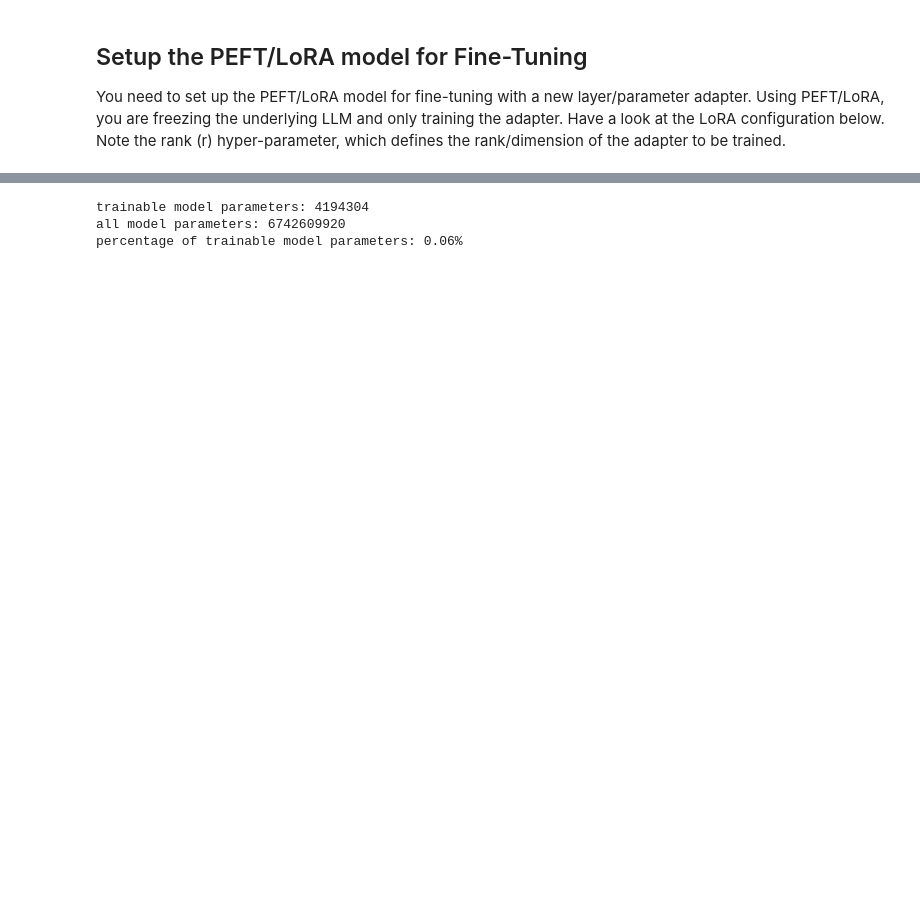
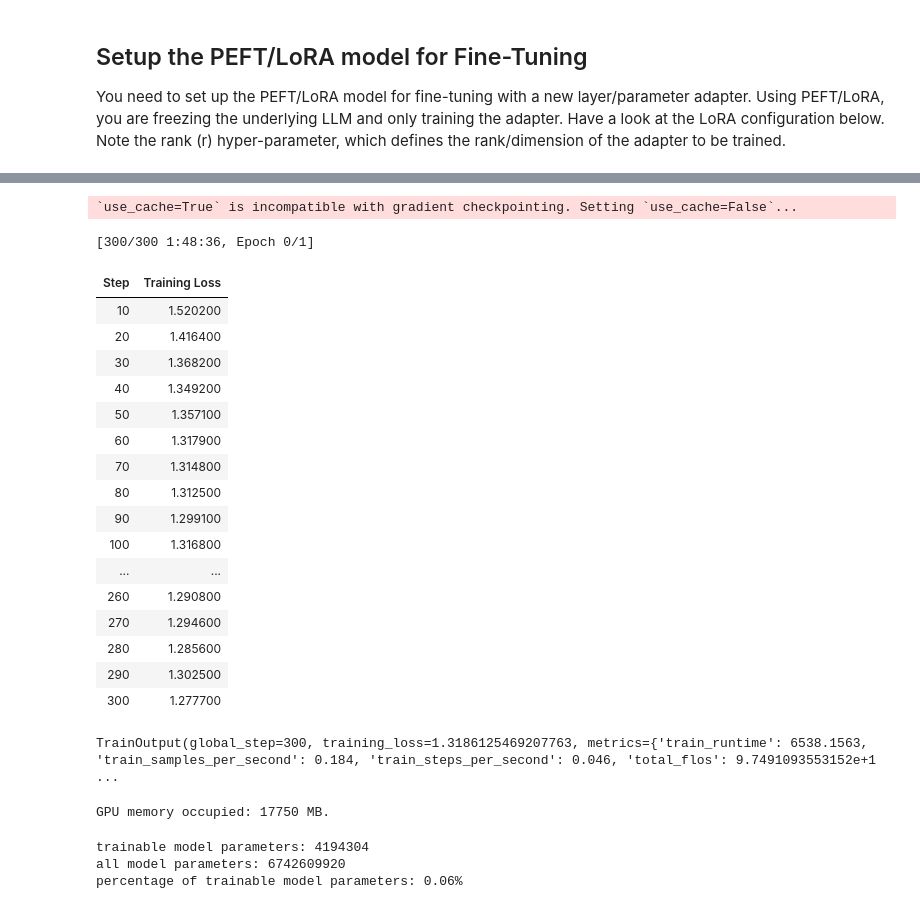
Before and after one commit to nyp-sit/iti107-old, a Jupyter notebook: session-x/finetune_causallm_v2.ipynb, the cells around one changed output, grey strips where cells are left out. Drawn from its saved outputs; the diff is of its cells as text; code cells hidden in the pictures; blank space fills up the shorter version.

```diff
--- a/session-x/finetune_causallm_v2.ipynb
+++ b/session-x/finetune_causallm_v2.ipynb
@@ -124,9 +63,8 @@ Load the pre-trained Llama 2 model and its tokenizer directly from HuggingFace.
 model_id="meta-llama/Llama-2-7b-hf"
 
 tokenizer = LlamaTokenizer.from_pretrained(model_id)
-model = LlamaForCausalLM.from_pretrained(model_id, load_in_8bit=True,
-                                        device_map='auto', torch_dtype=torch.float32)
-# tokenizer = AutoTokenizer.from_pretrained("huggingface-course/code-search-net-tokenizer")
+model = LlamaForCausalLM.from_pretrained(model_id, load_in_8bit=True, device_map='auto', torch_dtype=torch.float16)
+model =LlamaForCausalLM.from_pretrained(model_id, load_in_8bit=True, device_map='auto', torch_dtype=torch.float16)
 # %%
 model.config
 # %% [output]
@@ -368 +394,62 @@ You need to set up the PEFT/LoRA model for fine-tuning with a new layer/paramete
+# %%
+output_dir = "tmp/mkk_llama2-output"
+
+config = {
+    'lora_config': lora_config,
+    'learning_rate': 1e-4,
+    'num_train_epochs': 1,
+    'gradient_accumulation_steps': 2,
+    'per_device_train_batch_size': 2,
+    'gradient_checkpointing': False,
+}
+# %%
+# Define training args
+training_args = TrainingArguments(
+    output_dir=output_dir,
+    overwrite_output_dir=True,
+    bf16=False,  # Use BF16 if available
+    # logging strategies
+    logging_dir=f"{output_dir}/logs",
+    logging_strategy="steps",
+    logging_steps=10,
+    save_strategy="no",
+    optim="adamw_torch_fused",
+    max_steps=300,
+    **{k:v for k,v in config.items() if k != 'lora_config'}
+)
+
+    # Create Trainer instance
+trainer = Trainer(
+    model=model,
+    args=training_args,
+    train_dataset=dataset_train_final,
+    data_collator=default_data_collator,
+)
+# %%
+trainer.train()
+# %% [output]
+`use_cache=True` is incompatible with gradient checkpointing. Setting `use_cache=False`...
+[300/300 1:48:36, Epoch 0/1]
+| Step | Training Loss |
+| 10 | 1.520200 |
+| 20 | 1.416400 |
+| 30 | 1.368200 |
+| 40 | 1.349200 |
+| 50 | 1.357100 |
+| 60 | 1.317900 |
+| 70 | 1.314800 |
+| 80 | 1.312500 |
+| 90 | 1.299100 |
+| 100 | 1.316800 |
+| ... | ... |
+| 260 | 1.290800 |
+| 270 | 1.294600 |
+| 280 | 1.285600 |
+| 290 | 1.302500 |
+| 300 | 1.277700 |
+TrainOutput(global_step=300, training_loss=1.3186125469207763, metrics={'train_runtime': 6538.1563, 'train_samples_per_second': 0.184, 'train_steps_per_second': 0.046, 'total_flos': 9.7491093553152e+1 ...
+# %%
+print_gpu_utilization()
+# %% [output]
+GPU memory occupied: 17750 MB.
 # %%
```
Also changed, not shown: parts of 55 cells of this notebook.
